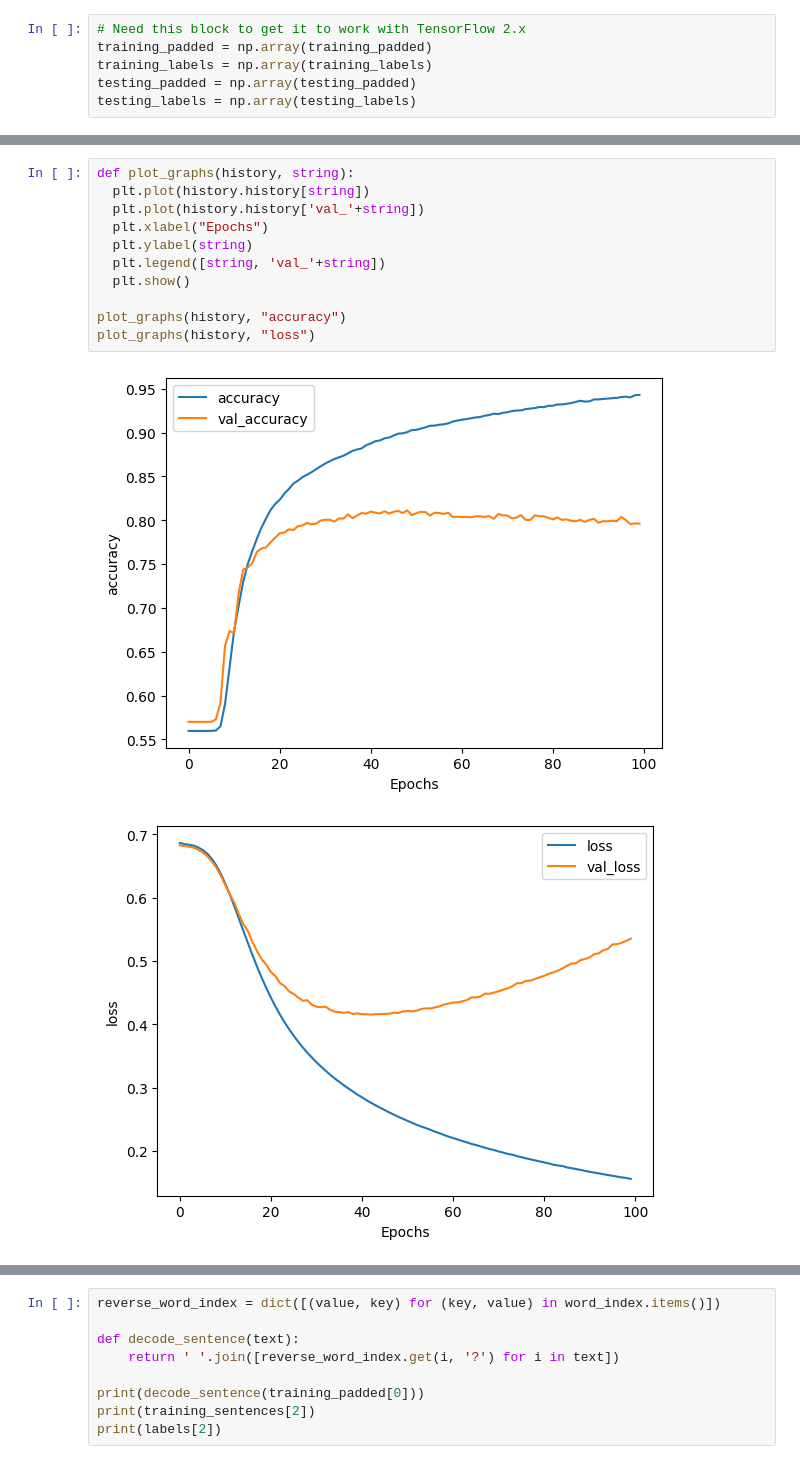
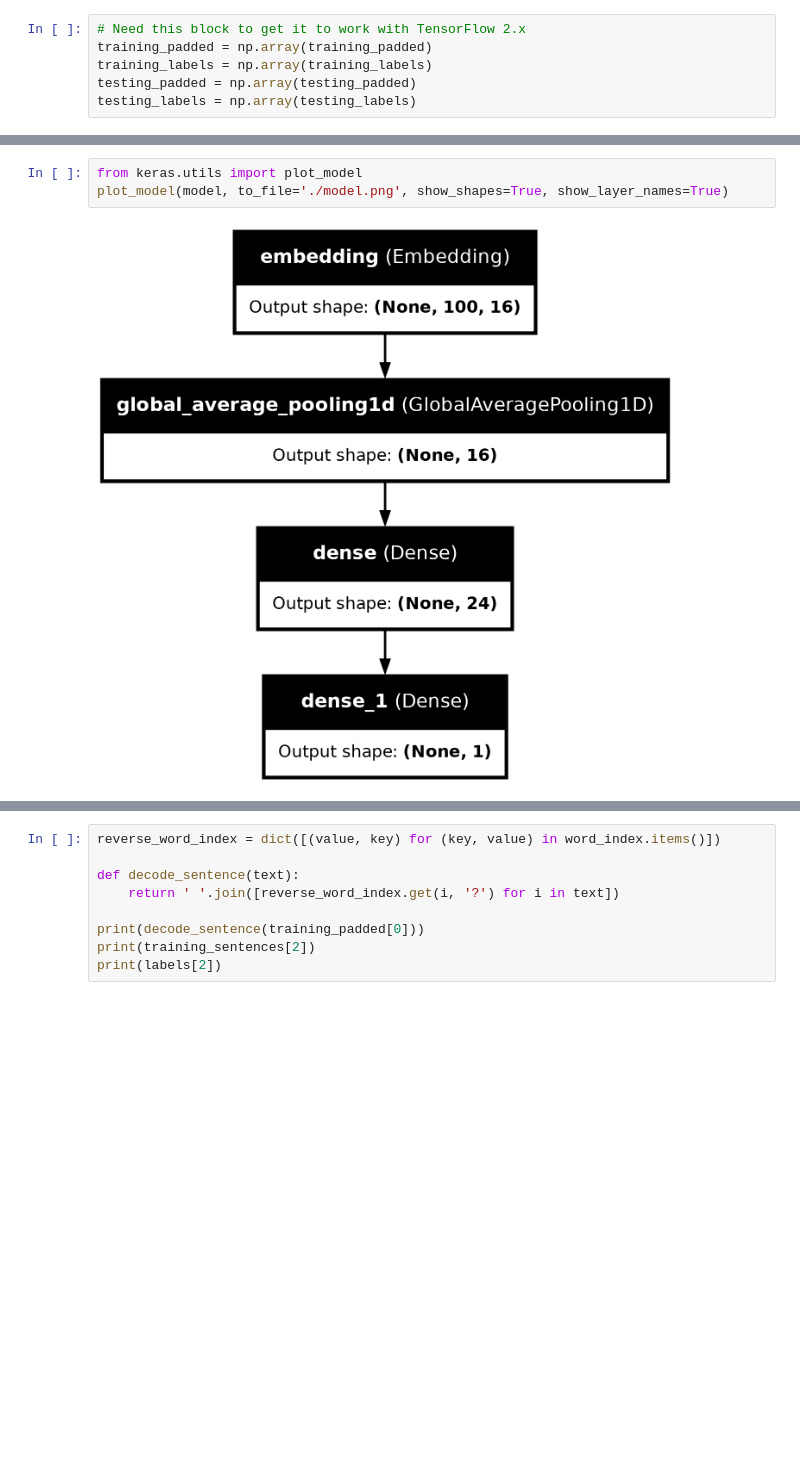
Before and after one commit to S09Z/RNN-text-emotional-classification, a Jupyter notebook: rnn_classifier.ipynb, the cells around one changed output, grey strips where cells are left out. Drawn from its saved outputs; the diff is of its cells as text; blank space fills up the shorter version.

```diff
--- a/rnn_classifier.ipynb
+++ b/rnn_classifier.ipynb
@@ -219,17 +207,8 @@ Epoch 100/100
-# %%
-def plot_graphs(history, string):
-  plt.plot(history.history[string])
-  plt.plot(history.history['val_'+string])
-  plt.xlabel("Epochs")
-  plt.ylabel(string)
-  plt.legend([string, 'val_'+string])
-  plt.show()
-
-plot_graphs(history, "accuracy")
-plot_graphs(history, "loss")
-# %% [output]
-[figure, removed]
-[figure, removed]
+# %%
+from keras.utils import plot_model
+plot_model(model, to_file='./model.png', show_shapes=True, show_layer_names=True)
+# %% [output]
+[figure, added]
 # %%
 def plot_graphs(history, string):
   plt.plot(history.history[string])
```
Also changed, not shown: parts of 17 cells of this notebook, 10 other files.
